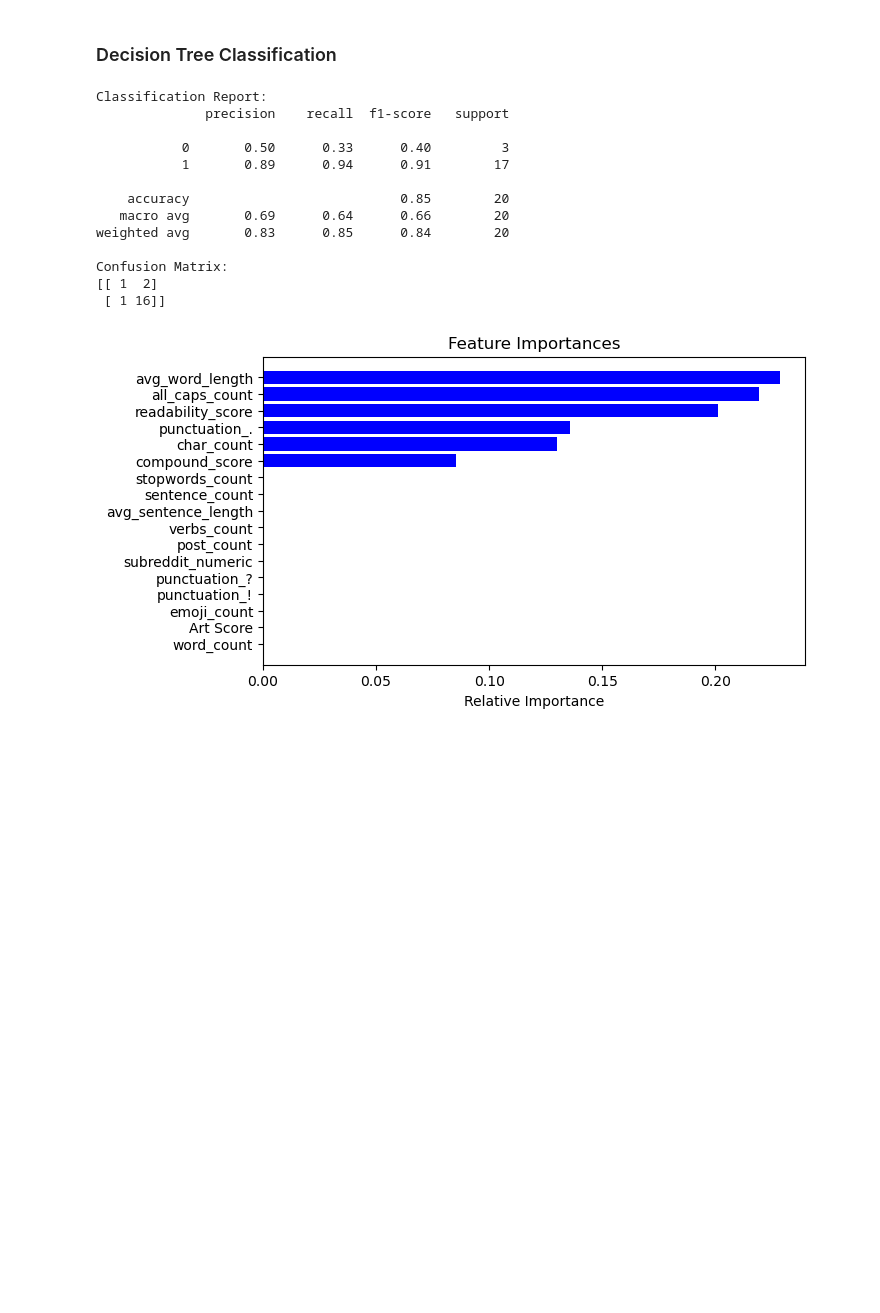
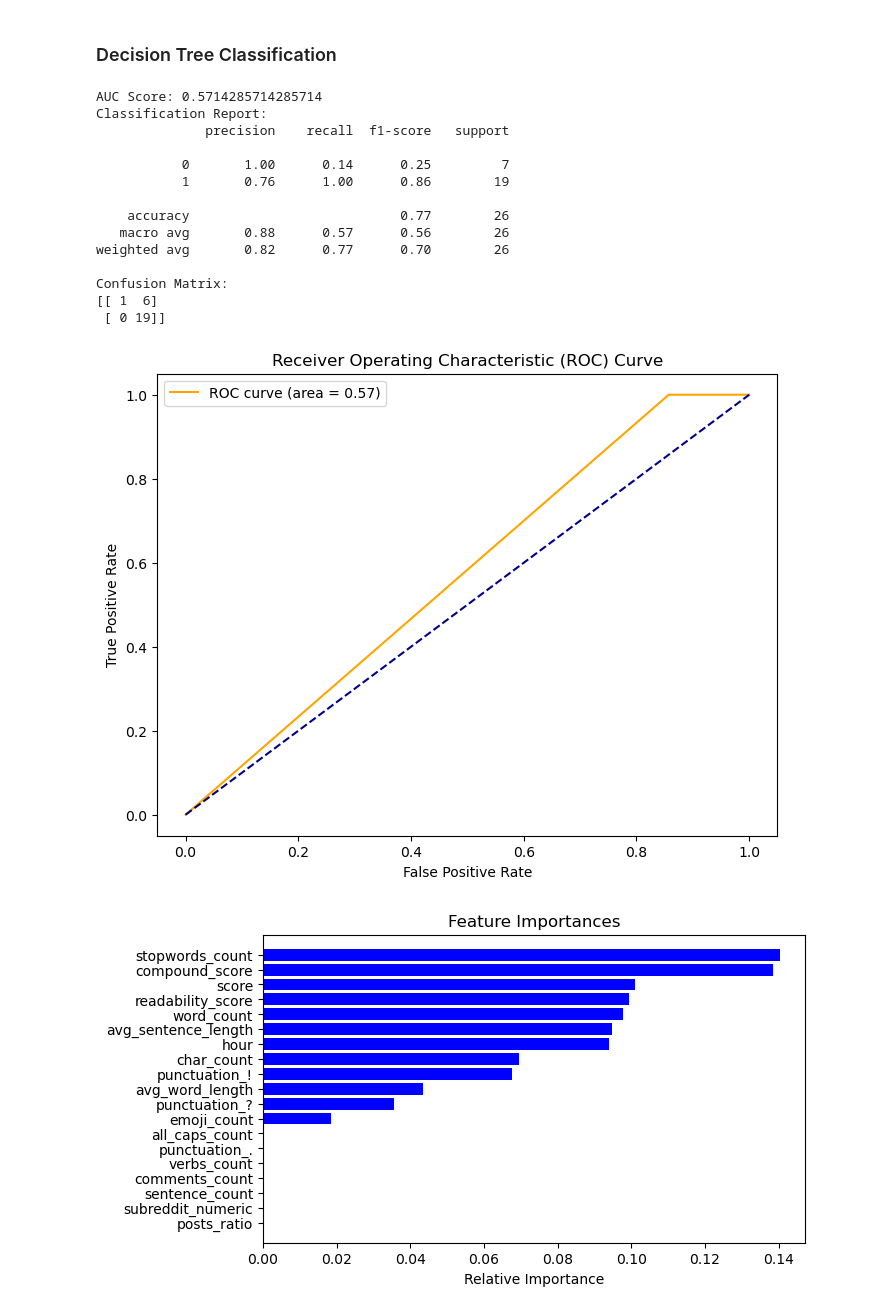
Before and after one commit to yuvalSaadati/Characterizing-human-behavior-using-internet-data, a Jupyter notebook: creating_data_for_part3.ipynb, the cells around one changed output. Cells and saved outputs as stored; diff of their text form; code cells hidden in the pictures; blank space fills up the shorter version.

```diff
--- a/creating_data_for_part3.ipynb
+++ b/creating_data_for_part3.ipynb
@@ -510,59 +559,80 @@ grouped.to_excel('100_users_metadata.xlsx')
 ### Decision Tree Classification
 # %%
 import pandas as pd
+import numpy as np
 import matplotlib.pyplot as plt
 from sklearn.model_selection import train_test_split
 from sklearn.tree import DecisionTreeClassifier
-from sklearn.metrics import classification_report, confusion_matrix
+from sklearn.metrics import classification_report, confusion_matrix, roc_auc_score, roc_curve
 
 # Load your data
-df = pd.read_excel('100_users_metadata.xlsx')
+df = pd.read_excel('134_users_metadata.xlsx')
 
 # Separate the features and the target variable
-X = df.drop(columns=['User', 'is_creative'])  # Drop 'User' as it's an identifier and 'is_creative' as it's the target
+X = df.drop(columns=['author', 'is_creative'])  # Drop 'author' as it's an identifier and 'is_creative' as it's the target
 y = df['is_creative'].astype(int)  # Ensure the target is integer type for scikit-learn
 
 # Split the data into training and testing sets
-X_train, X_test, y_train, y_test = train_test_split(X, y, test_size=0.2, random_state=42)  # 20% data as test set
+X_train, X_test, y_train, y_test = train_test_split(X, y, test_size=0.2, random_state=42)
 
 # Create a decision tree classifier object
-clf = DecisionTreeClassifier()
+clf = DecisionTreeClassifier(min_samples_leaf=1, min_samples_split=2, criterion='gini', max_depth=20)
 
 # Train the classifier
 clf.fit(X_train, y_train)
 
 # Predict on the test data
 y_pred = clf.predict(X_test)
 
+# Predict probabilities for AUC
+y_prob = clf.predict_proba(X_test)[:, 1]  # Get probabilities for the positive class
+
+# Calculate the AUC
+auc_score = roc_auc_score(y_test, y_prob)
+print("AUC Score:", auc_score)
+
 # Print the classification report and confusion matrix
 print("Classification Report:")
 print(classification_report(y_test, y_pred))
 print("Confusion Matrix:")
 print(confusion_matrix(y_test, y_pred))
+
+# Plot ROC curve
+fpr, tpr, thresholds = roc_curve(y_test, y_prob)
+plt.figure(figsize=(8, 6))
+plt.plot(fpr, tpr, color='orange', label='ROC curve (area = %0.2f)' % auc_score)
+plt.plot([0, 1], [0, 1], color='darkblue', linestyle='--')
+plt.xlabel('False Positive Rate')
+plt.ylabel('True Positive Rate')
+plt.title('Receiver Operating Characteristic (ROC) Curve')
+plt.legend()
+plt.show()
 
 # Plot feature importances
 features = X.columns
 importances = clf.feature_importances_
 indices = np.argsort(importances)
 
 plt.figure(figsize=(7, 4))
 plt.title('Feature Importances')
 plt.barh(range(len(indices)), importances[indices], color='b', align='center')
 plt.yticks(range(len(indices)), [features[i] for i in indices])
 plt.xlabel('Relative Importance')
 plt.show()
 # %% [output]
+AUC Score: 0.5714285714285714
 Classification Report:
               precision    recall  f1-score   support
 
-           0       0.50      0.33      0.40         3
-           1       0.89      0.94      0.91        17
+           0       1.00      0.14      0.25         7
+           1       0.76      1.00      0.86        19
 
-    accuracy                           0.85        20
-   macro avg       0.69      0.64      0.66        20
-weighted avg       0.83      0.85      0.84        20
+    accuracy                           0.77        26
+   macro avg       0.88      0.57      0.56        26
+weighted avg       0.82      0.77      0.70        26
 
 Confusion Matrix:
-[[ 1  2]
- [ 1 16]]
+[[ 1  6]
+ [ 0 19]]
-[figure, old version]
+[figure, new version]
+[figure, added]
```
Also changed, not shown: parts of 28 cells of this notebook, 4 other files.
